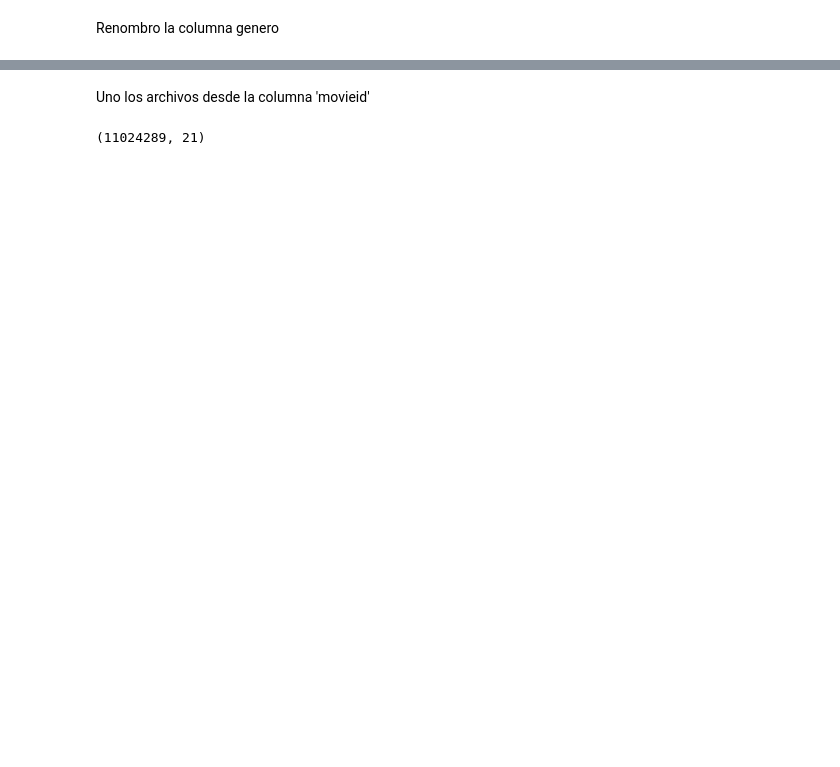
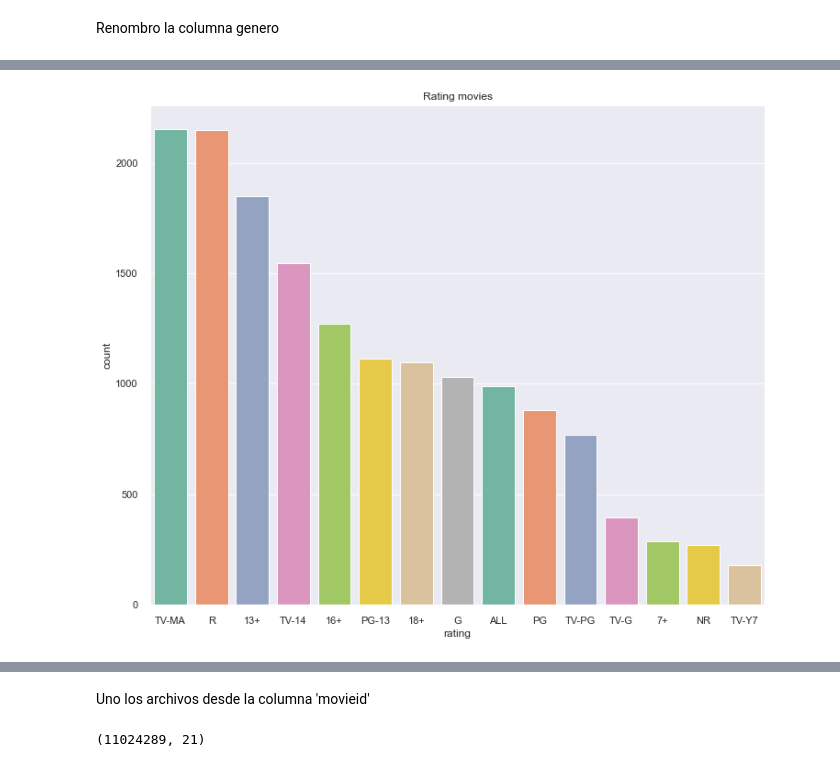
Before and after one commit to AguirreMariaHerminia/PI_MLOps, a Jupyter notebook: ML_EDA.ipynb, the cells around one changed output, grey strips where cells are left out. Saved outputs shown, nothing was run; the diff lists cells and outputs as text; code cells hidden in the pictures; blank space fills up the shorter version.

```diff
--- a/ML_EDA.ipynb
+++ b/ML_EDA.ipynb
@@ -142,0 +220,4 @@ TypeError: 'list' object is not callable
+# %%
+dfmovie = dfml[dfml['type'] == 'movie']
+dfmovie.head()
+dfmovie.shape
@@ -142,0 +256,7 @@ TypeError: 'list' object is not callable
+# %%
+plt.figure(figsize=(12,10))
+sns.set(style= 'darkgrid')
+sns.countplot(x='rating', data= dfmovie, palette='Set2', order=dfmovie['rating'].value_counts().index[0:15]);
+plt.title('Rating movies');
+# %% [output]
+[figure, added]
```
Also changed, not shown: parts of 35 cells of this notebook, 7 other files.
